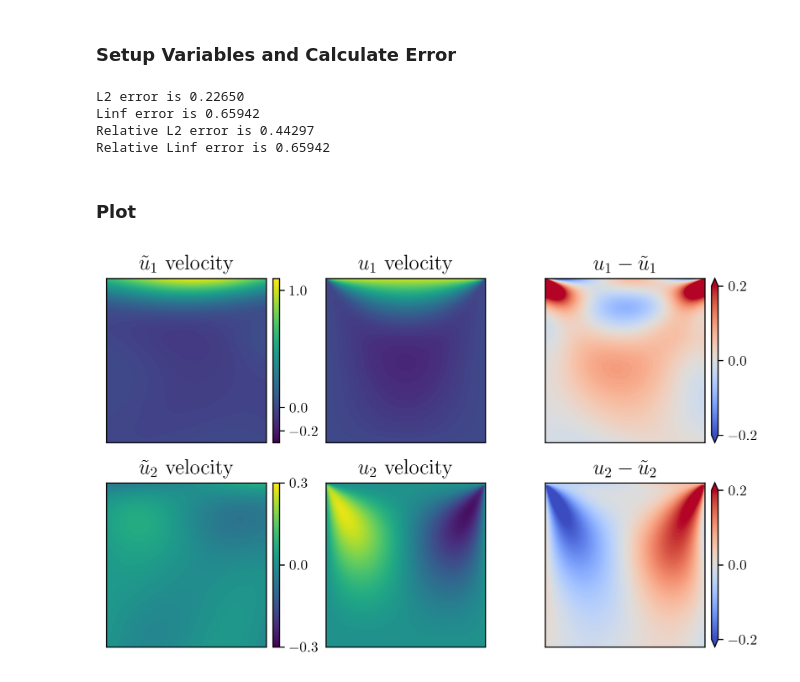
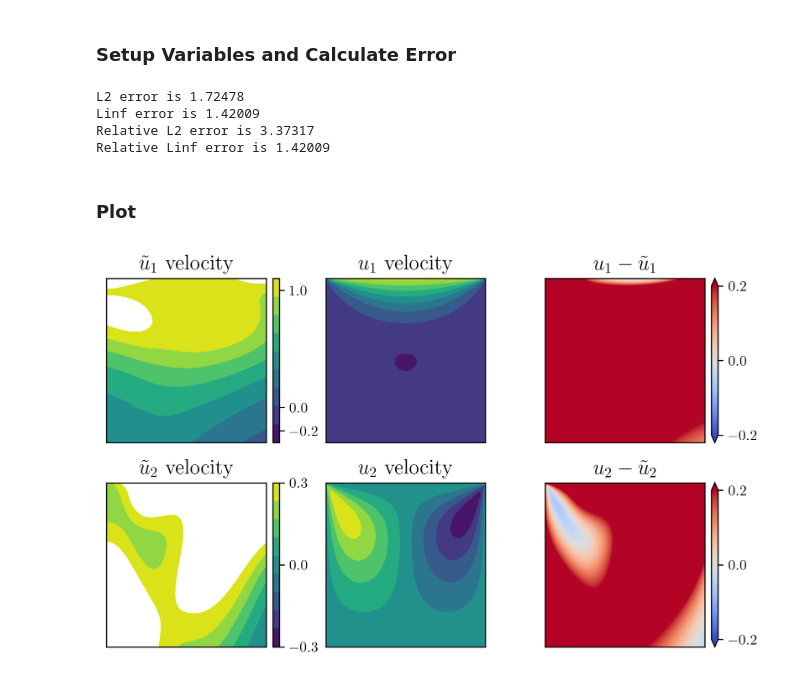
Before and after one commit to mskPark/DRLPDE, a Jupyter notebook: tools/ErrorPlot_JCPexample5.ipynb, the cells around one changed output. Saved outputs shown, nothing was run; the diff lists cells and outputs as text; code cells hidden in the pictures.

```diff
--- a/tools/ErrorPlot_JCPexample5.ipynb
+++ b/tools/ErrorPlot_JCPexample5.ipynb
@@ -33,7 +33,7 @@ plt.rcParams['font.size'] = 12
 # %% [markdown]
 ## Error Plot
 # %%
-loadmodel = 'JCP5'
+loadmodel = 'Cavity'
 
 filename = 'Error_Plot_' + loadmodel
 imagesfolder = "images/"
@@ -115,19 +115,19 @@ print('Linf error is {:.5f}'.format(Linf_error))
 print('Relative L2 error is {:.5f}'.format(L2_error/L2_norm_true))
 print('Relative Linf error is {:.5f}'.format(Linf_error/Linf_norm_true))
 # %% [output]
-L2 error is 0.22650
-Linf error is 0.65942
-Relative L2 error is 0.44297
-Relative Linf error is 0.65942
+L2 error is 1.72478
+Linf error is 1.42009
+Relative L2 error is 3.37317
+Relative Linf error is 1.42009
 # %% [markdown]
 ### Plot
 # %%
 ### Plotting
 
-levels_cavity_flow_1 = np.linspace(-0.3, 1.1, 100)
+levels_cavity_flow_1 = np.linspace(-0.3, 1.1, 10)
 ticks_cavity_flow_1  = [-0.2, 0.0, 1.0] #np.linspace(-0.2, 1.0, 2)
 
-levels_cavity_flow_2 = np.linspace(-0.3, 0.3, 100)
+levels_cavity_flow_2 = np.linspace(-0.3, 0.3, 10)
 ticks_cavity_flow_2  = np.linspace(-0.3, 0.3, 3)
 
 levels_error = np.linspace(-0.2, 0.2, 100)
@@ -255,34 +255,34 @@ ax[1,1].tick_params(
     labelbottom=False,
     labelleft=False
 )
 
 
 contour5 = ax[1,2].contourf(x1g.detach().cpu().numpy(),
                             x2g.detach().cpu().numpy(),
                             Trained_Vel_V - u2_true, levels = levels_error,
                             cmap=plt.cm.coolwarm, extend='both')
 ax[1,2].set_title(r'$u_2 - \tilde{u}_2$')
 
 ax[1,2].tick_params(
     axis='both',
     which='both',
     bottom=False,
     top=False,
     left=False,
     right=False,
     labelbottom=False,
     labelleft=False
 )
 
 colorbar5_param = fig.add_axes(
     [ax[1,2].get_position().x1 + 0.01,
      ax[1,2].get_position().y0,
      0.01,
      ax[1,2].get_position().height])
 colorbar5 = plt.colorbar(contour5, ticks=ticks_error, cax = colorbar5_param)
 colorbar5.ax.tick_params(labelsize=10)
 # %% [output]
-[figure, old version]
+[figure, new version]
 # %%
 steps = range(int(parameters['trainingsteps']))
 L2loss = np.sqrt(losses[:,:,0])
```
Also changed, not shown: parts of 2 cells of this notebook, 15 other files.
